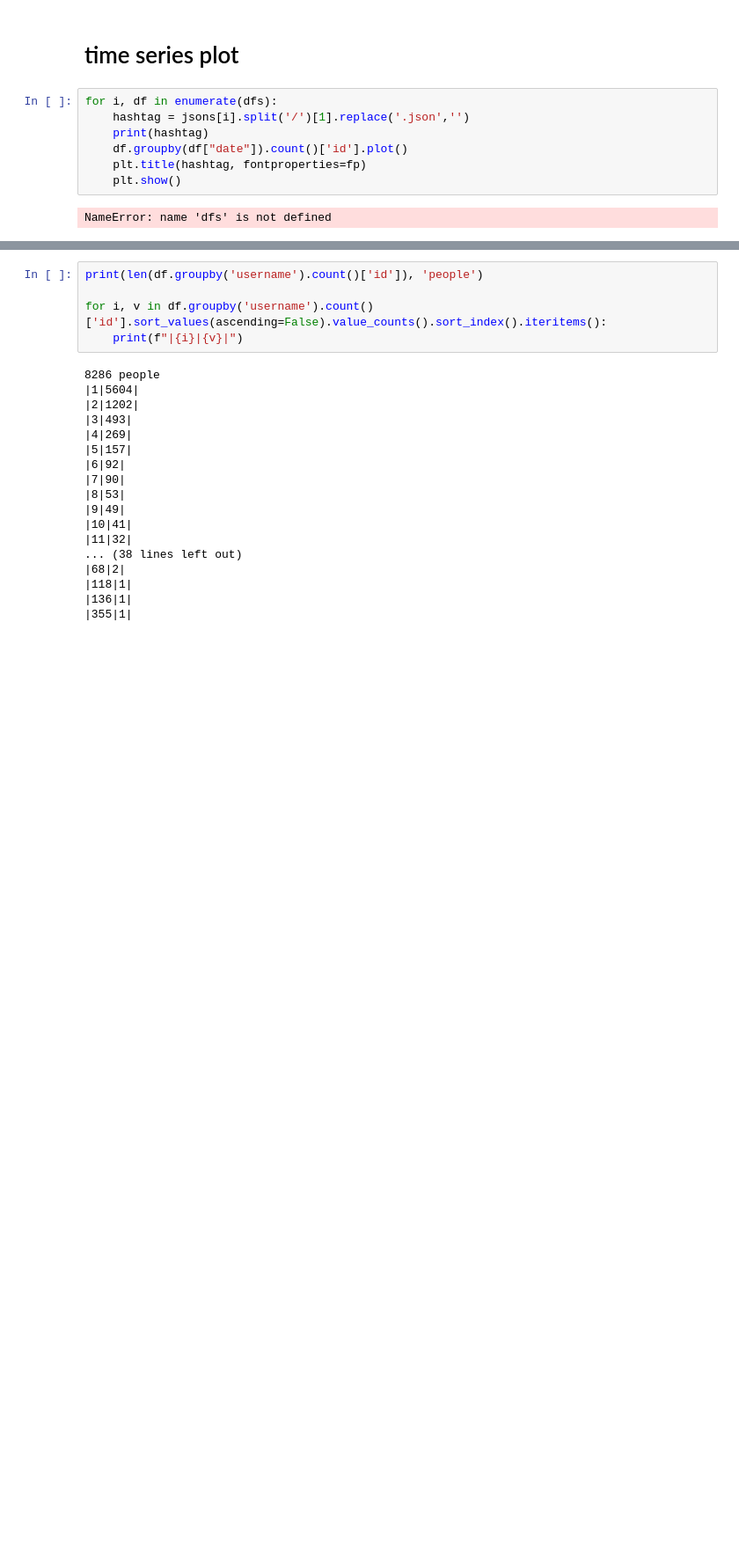
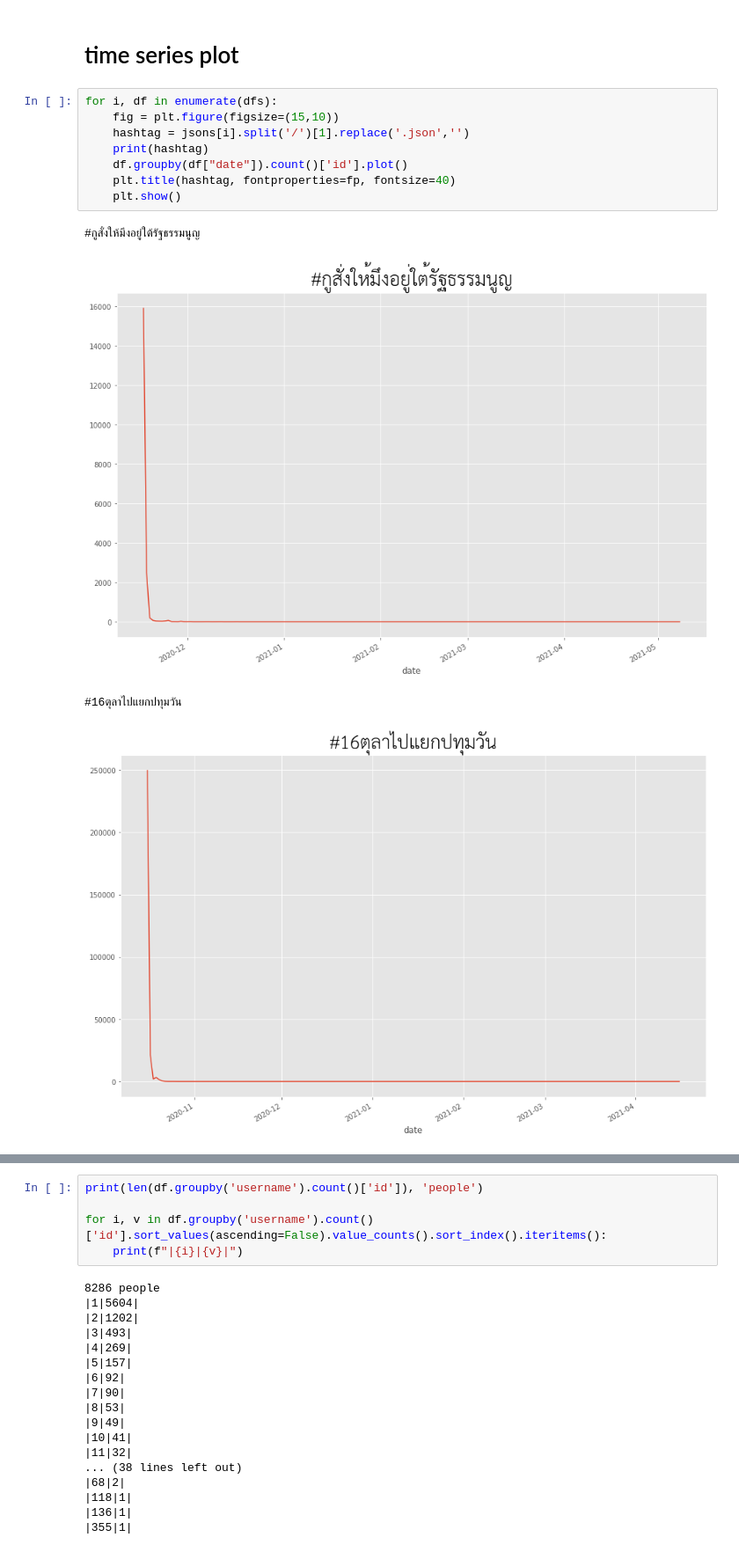
Before and after one commit to nozomiyamada/twitter_analysis, a Jupyter notebook: processing.ipynb, the cells around one changed output, grey strips where cells are left out. Shown at 88% size. Cells and saved outputs as stored; diff of their text form; blank space fills up the shorter version.

```diff
--- a/processing.ipynb
+++ b/processing.ipynb
@@ -60,10 +75,14 @@ Name: 3, dtype: object
 # time series plot
 # %%
 for i, df in enumerate(dfs):
+    fig = plt.figure(figsize=(15,10))
     hashtag = jsons[i].split('/')[1].replace('.json','')
     print(hashtag)
     df.groupby(df["date"]).count()['id'].plot()
-    plt.title(hashtag, fontproperties=fp)
+    plt.title(hashtag, fontproperties=fp, fontsize=40)
     plt.show()
 # %% [output]
-NameError: name 'dfs' is not defined
+#กูสั่งให้มึงอยู่ใต้รัฐธรรมนูญ
+[figure, added]
+#16ตุลาไปแยกปทุมวัน
+[figure, added]
```
Also changed, not shown: parts of 4 cells of this notebook, 8 other files.
